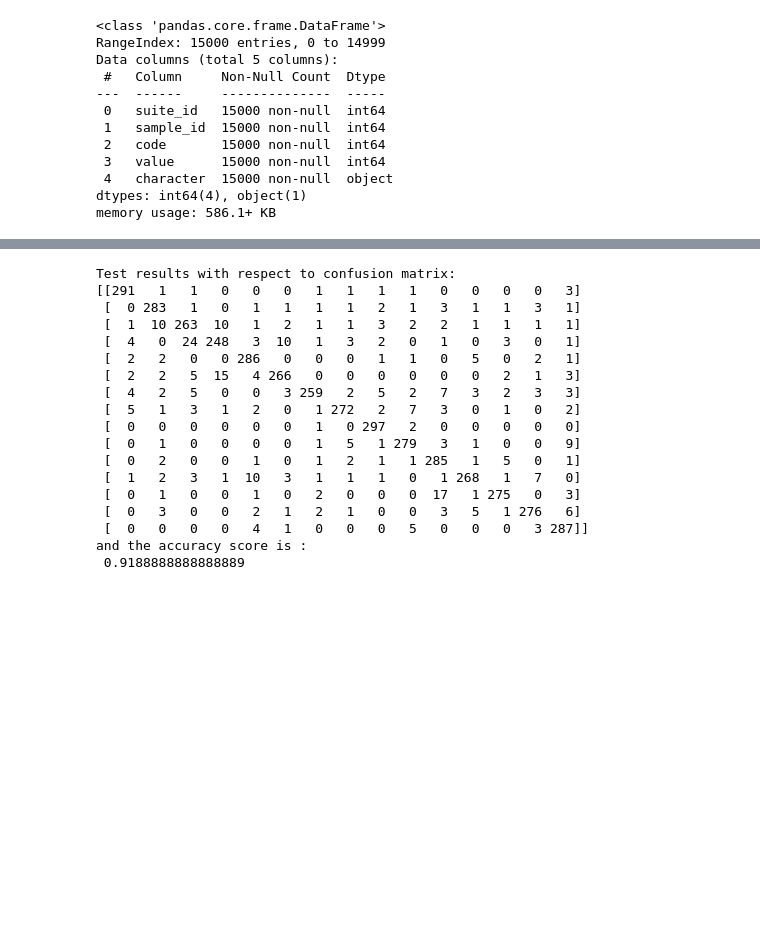
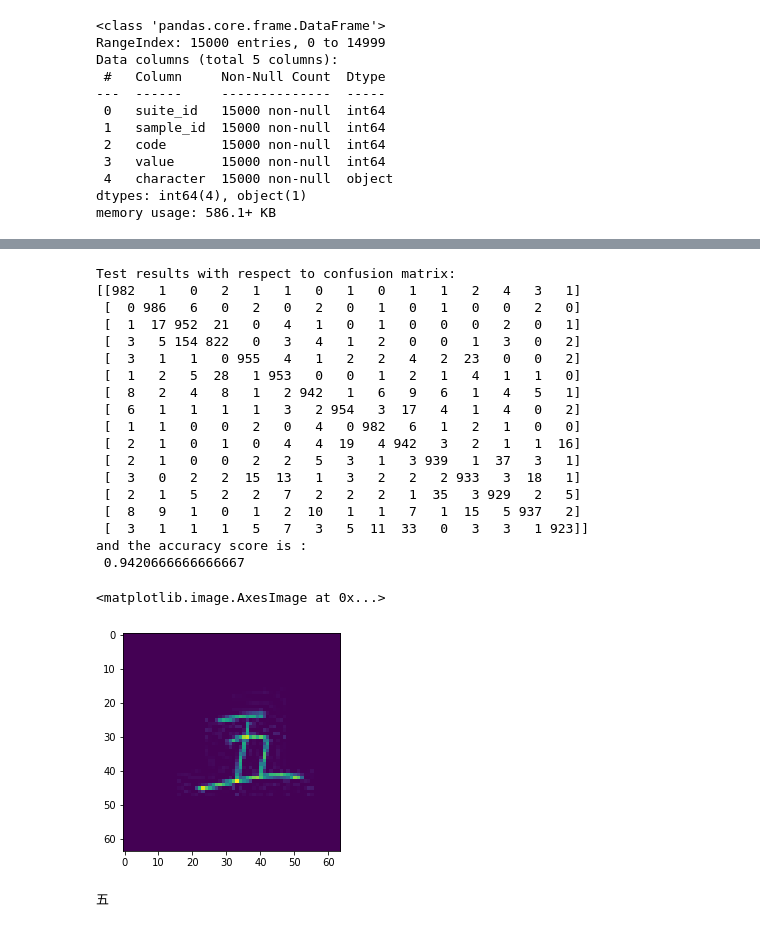
Before and after one commit to remre/StriveSchool-ai, a Jupyter notebook: w6_deepl/benchmarkproject/ChineseMnistCNN.ipynb, the cells around one changed output, grey strips where cells are left out. Saved outputs shown, nothing was run; the diff lists cells and outputs as text; code cells hidden in the pictures; blank space fills up the shorter version.

```diff
--- a/w6_deepl/benchmarkproject/ChineseMnistCNN.ipynb
+++ b/w6_deepl/benchmarkproject/ChineseMnistCNN.ipynb
@@ -185,10 +187,10 @@ scheduler = torch.optim.lr_scheduler.ReduceLROnPlateau(optimizer)
 #optimizer = optim.SGD(model.parameters(),lr = 0.001,momentum=1)
 # %%
 epochs = 5
-learning_rate = 0.001
-decay_rate = learning_rate / epochs
+#learning_rate = 0.001
+#decay_rate = learning_rate / epochs
 #optimizer = optim.Adagrad(model.parameters(),lr = learning_rate)
-print_every = 184
+print_every = 96
 
 for e in range(epochs):
     running_loss = 0
@@ -202,7 +204,7 @@ for e in range(epochs):
         optimizer.zero_grad()
 
         output = model.forward(images)   # 1) Forward pass
-        losss = los(output, labels) # 2) Compute loss
+        losss = los(output, labels)     # 2) Compute loss
         losss.backward()                  # 3) Backward pass
         optimizer.step()                 # 4) Update model
 
@@ -235,7 +240,7 @@ train_size = len(train_ds)
 r_labels = np.array([])
 preds  = np.array([])
 
-
+correct_preds = np.array([])
 
 
 for i, (images, labels) in enumerate(iter(testloader)):
@@ -270,20 +275,20 @@ print(f'Test results with respect to confusion matrix: \n{conf_mat} \nand the ac
 # it 92% so far
 # %% [output]
 Test results with respect to confusion matrix:
-[[291   1   1   0   0   0   1   1   1   1   0   0   0   0   3]
- [  0 283   1   0   1   1   1   1   2   1   3   1   1   3   1]
- [  1  10 263  10   1   2   1   1   3   2   2   1   1   1   1]
- [  4   0  24 248   3  10   1   3   2   0   1   0   3   0   1]
- [  2   2   0   0 286   0   0   0   1   1   0   5   0   2   1]
- [  2   2   5  15   4 266   0   0   0   0   0   0   2   1   3]
- [  4   2   5   0   0   3 259   2   5   2   7   3   2   3   3]
- [  5   1   3   1   2   0   1 272   2   7   3   0   1   0   2]
- [  0   0   0   0   0   0   1   0 297   2   0   0   0   0   0]
- [  0   1   0   0   0   0   1   5   1 279   3   1   0   0   9]
- [  0   2   0   0   1   0   1   2   1   1 285   1   5   0   1]
- [  1   2   3   1  10   3   1   1   1   0   1 268   1   7   0]
- [  0   1   0   0   1   0   2   0   0   0  17   1 275   0   3]
- [  0   3   0   0   2   1   2   1   0   0   3   5   1 276   6]
- [  0   0   0   0   4   1   0   0   0   5   0   0   0   3 287]]
+[[982   1   0   2   1   1   0   1   0   1   1   2   4   3   1]
+ [  0 986   6   0   2   0   2   0   1   0   1   0   0   2   0]
+ [  1  17 952  21   0   4   1   0   1   0   0   0   2   0   1]
+ [  3   5 154 822   0   3   4   1   2   0   0   1   3   0   2]
+ [  3   1   1   0 955   4   1   2   2   4   2  23   0   0   2]
+ [  1   2   5  28   1 953   0   0   1   2   1   4   1   1   0]
+ [  8   2   4   8   1   2 942   1   6   9   6   1   4   5   1]
+ [  6   1   1   1   1   3   2 954   3  17   4   1   4   0   2]
+ [  1   1   0   0   2   0   4   0 982   6   1   2   1   0   0]
+ [  2   1   0   1   0   4   4  19   4 942   3   2   1   1  16]
+ [  2   1   0   0   2   2   5   3   1   3 939   1  37   3   1]
+ [  3   0   2   2  15  13   1   3   2   2   2 933   3  18   1]
+ [  2   1   5   2   2   7   2   2   2   1  35   3 929   2   5]
+ [  8   9   1   0   1   2  10   1   1   7   1  15   5 937   2]
+ [  3   1   1   1   5   7   3   5  11  33   0   3   3   1 923]]
 and the accuracy score is :
- 0.9188888888888889
+ 0.9420666666666667
@@ -289,0 +297,22 @@ and the accuracy score is :
+# %%
+
+for i,(images,labels) in enumerate(iter(testloader)):
+
+  with torch.no_grad():
+
+    images = images.resize_(images.size()[0], 64,64).float()
+    output = model(images)
+
+
+
+#dict[int(output[0])]
+#it works
+# %%
+plt.imshow(images[9,:,:])
+# %% [output]
+<matplotlib.image.AxesImage at 0x...>
+[figure, added]
+# %%
+print(dict[output[9,:].argmax().item()])
+# %% [output]
+五
```
Also changed, not shown: parts of 9 cells of this notebook.
